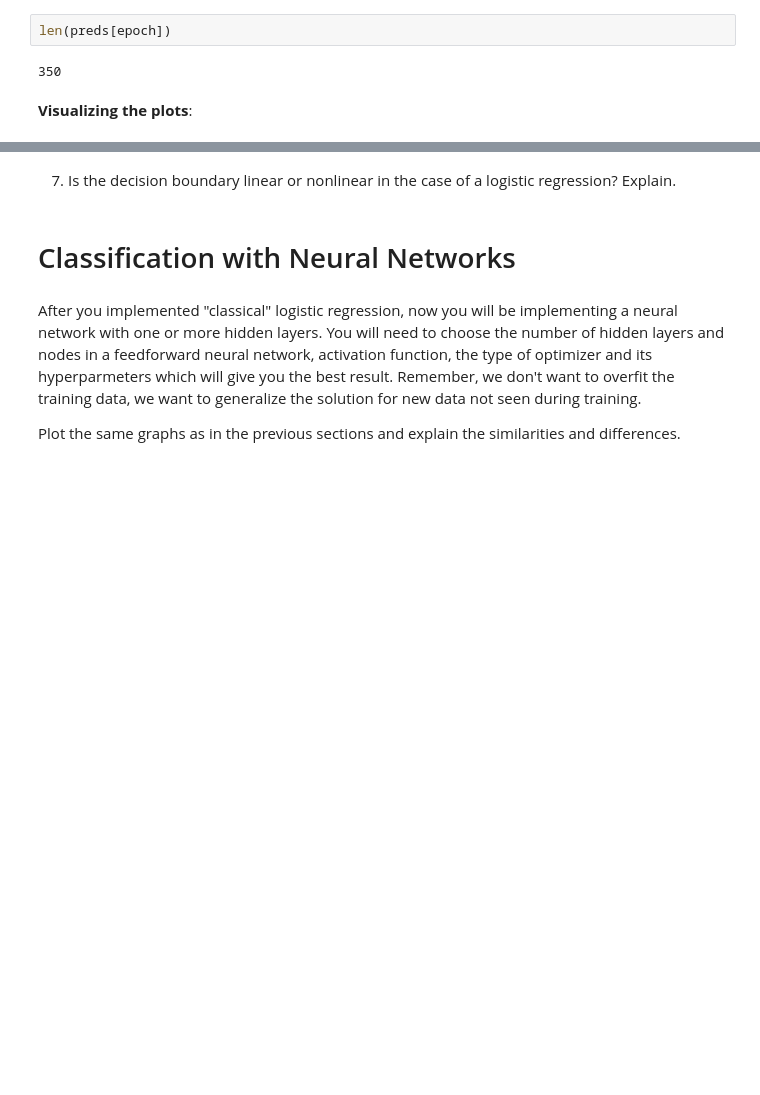
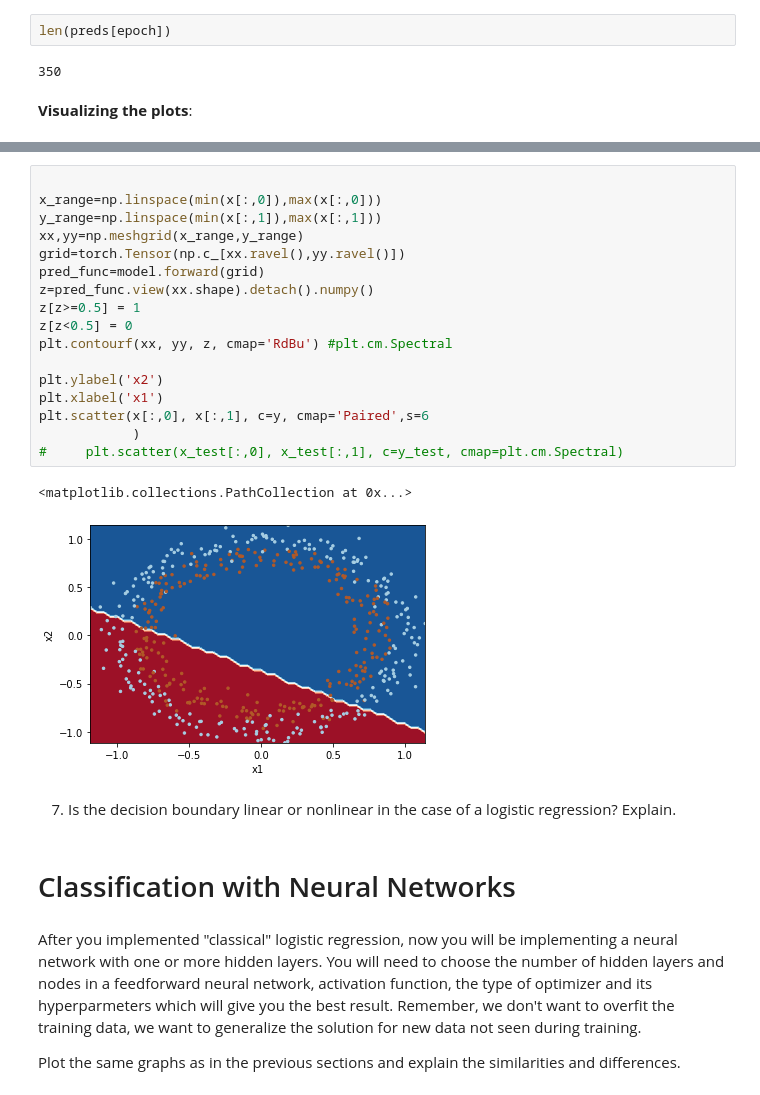
Before and after one commit to danieldemayo/DeepLearning, a Jupyter notebook: EX_1_TAU .ipynb, the cells around one changed output, grey strips where cells are left out. Saved outputs shown, nothing was run; the diff lists cells and outputs as text; blank space fills up the shorter version.

```diff
--- a/EX_1_TAU .ipynb
+++ b/EX_1_TAU .ipynb
@@ -160,3 +171,23 @@ plt.scatter(epochs, rocs)
+# %%
+
+x_range=np.linspace(min(x[:,0]),max(x[:,0]))
+y_range=np.linspace(min(x[:,1]),max(x[:,1]))
+xx,yy=np.meshgrid(x_range,y_range)
+grid=torch.Tensor(np.c_[xx.ravel(),yy.ravel()])
+pred_func=model.forward(grid)
+z=pred_func.view(xx.shape).detach().numpy()
+z[z>=0.5] = 1
+z[z<0.5] = 0
+plt.contourf(xx, yy, z, cmap='RdBu') #plt.cm.Spectral
+
+plt.ylabel('x2')
+plt.xlabel('x1')
+plt.scatter(x[:,0], x[:,1], c=y, cmap='Paired',s=6
+            )
+#     plt.scatter(x_test[:,0], x_test[:,1], c=y_test, cmap=plt.cm.Spectral)
+# %% [output]
+<matplotlib.collections.PathCollection at 0x...>
+[figure, added]
 # %% [markdown]
 7. Is the decision boundary linear or nonlinear in the case of a logistic regression? Explain.
 # %% [markdown]
```
Also changed, not shown: parts of 7 cells of this notebook.
